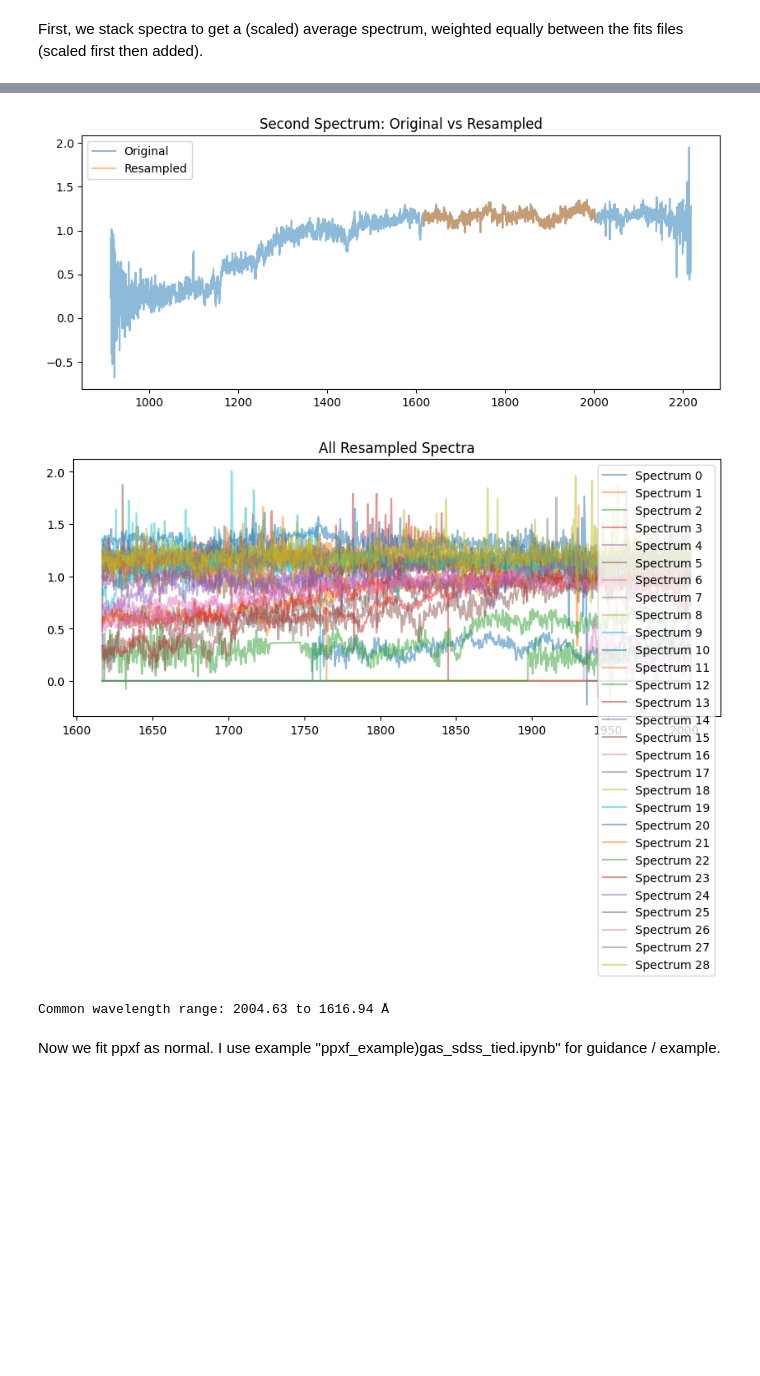
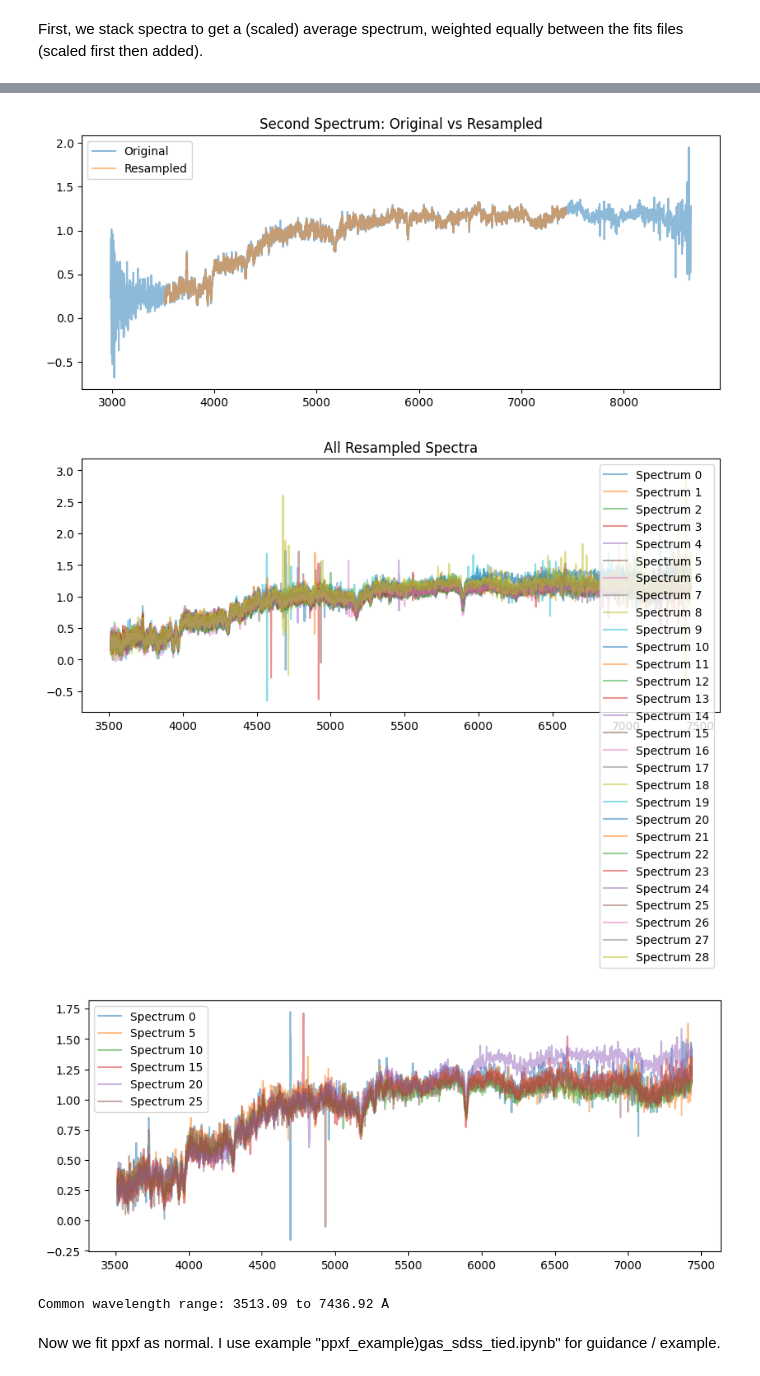
Before and after one commit to CARosss/AS01, a Jupyter notebook: stacking_spectra.ipynb, the cells around one changed output, grey strips where cells are left out. Cells and saved outputs as stored; diff of their text form; code cells hidden in the pictures; blank space fills up the shorter version.

```diff
--- a/stacking_spectra.ipynb
+++ b/stacking_spectra.ipynb
@@ -72,10 +72,10 @@ def load_spectrum(filename):
         specobj = hdul[2].data
         z = specobj['Z'][0]
 
-        loglam *= 1/(1+z)
+        #loglam *= 1/(1+z)
         wavelength = 10**loglam
+        wavelength *= 1/(1+z)
 
-       #wavelength_rfm = wavelength / (1+z)
         wavelength, flux, ivar = clean_and_normalize_spectrum(wavelength, flux, ivar)
 
         return wavelength, flux, ivar
@@ -93,0 +94,8 @@ print(data[1][0][0])  #"" "" for second spectrum
+# %%
+# Plot all resampled spectra together
+plt.figure(figsize=(10, 4))
+for i, spectrum in enumerate(data):
+    if i%5 ==0:  # just want to plot a few not all...
+        plt.plot(spectrum[0], spectrum[1], label=f'Spectrum {i}', alpha=0.5)
+plt.legend()
+plt.show()
@@ -138,6 +148,15 @@ plt.legend()
 plt.title('All Resampled Spectra')
 plt.show()
 
+# Plot all resampled spectra together
+plt.figure(figsize=(10, 4))
+for i, spectrum in enumerate(resampled_data):
+    if i%5 ==0:  # just want to plot a few not all...
+        plt.plot(spectrum[0], spectrum[1], label=f'Spectrum {i}', alpha=0.5)
+plt.legend()
+plt.show()
+
+
 # Print wavelength ranges
 print(f"Common wavelength range: {wave_min:.2f} to {wave_max:.2f} Å")
 # %% [output]
@@ -145,6 +164,7 @@ print(f"Common wavelength range: {wave_min:.2f} to {wave_max:.2f} Å")
-[figure, old version]
+[figure, new version]
-[figure, old version]
+[figure, new version]
+[figure, added]
-Common wavelength range: 2004.63 to 1616.94 Å
+Common wavelength range: 3513.09 to 7436.92 Å
 # %%
 def safe_combine_ivar(*ivars):
     ivar_stack = np.stack(ivars)
```
Also changed, not shown: parts of 6 cells of this notebook, 2 other files.
